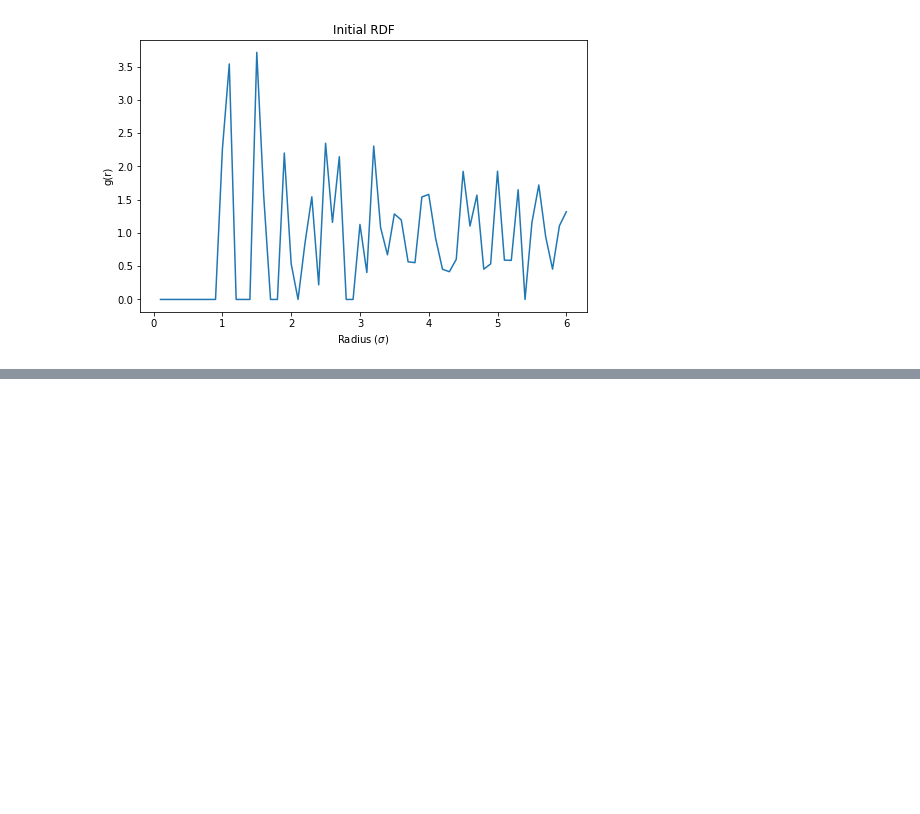
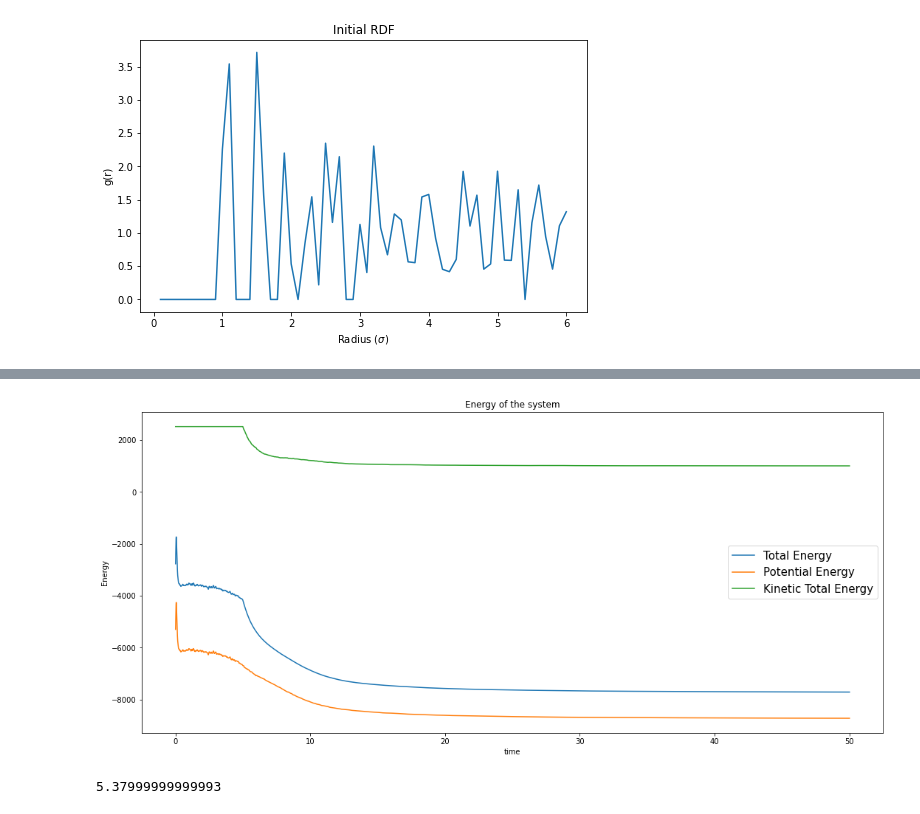
Before and after one commit to moeinhajian/Molecular-Dynamics-NVE, a Jupyter notebook: NVE-MD.ipynb, the cells around one changed output, grey strips where cells are left out. Drawn from its saved outputs; the diff is of its cells as text; code cells hidden in the pictures; blank space fills up the shorter version.

```diff
--- a/NVE-MD.ipynb
+++ b/NVE-MD.ipynb
@@ -512,0 +191,17 @@ g(r):  [nan nan nan nan nan nan nan nan nan nan nan nan nan nan nan nan nan nan
+# %%
+# Plotting Energies vs time
+plt.figure(figsize=(18,8))
+plt.plot(time, Etplot, label='Total Energy')
+plt.plot(time, uEplot, label='Potential Energy')
+plt.plot(time, kEplot, label='Kinetic Total Energy')
+plt.title('Energy of the system')
+plt.xlabel('time')
+plt.ylabel('Energy')
+plt.legend(fontsize='15')
+plt.show()
+# %% [output]
+[figure, added]
+# %%
+t
+# %% [output]
+5.37999999999993
```
Also changed, not shown: parts of 5 cells of this notebook.
